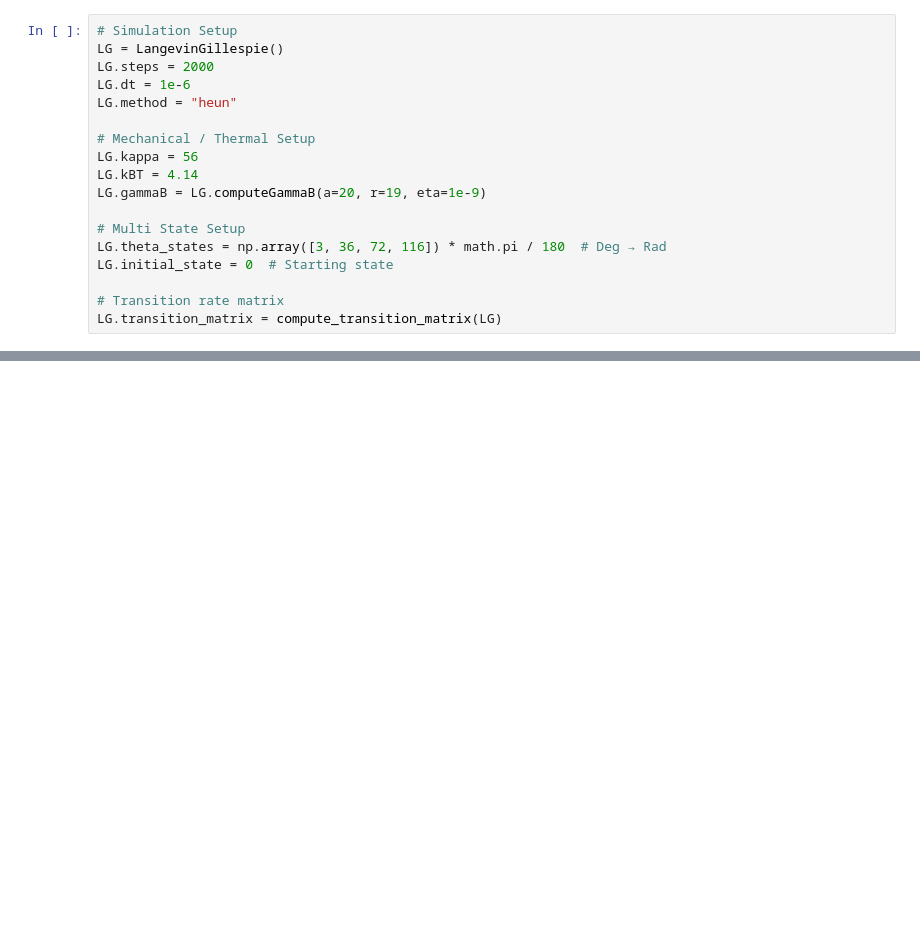
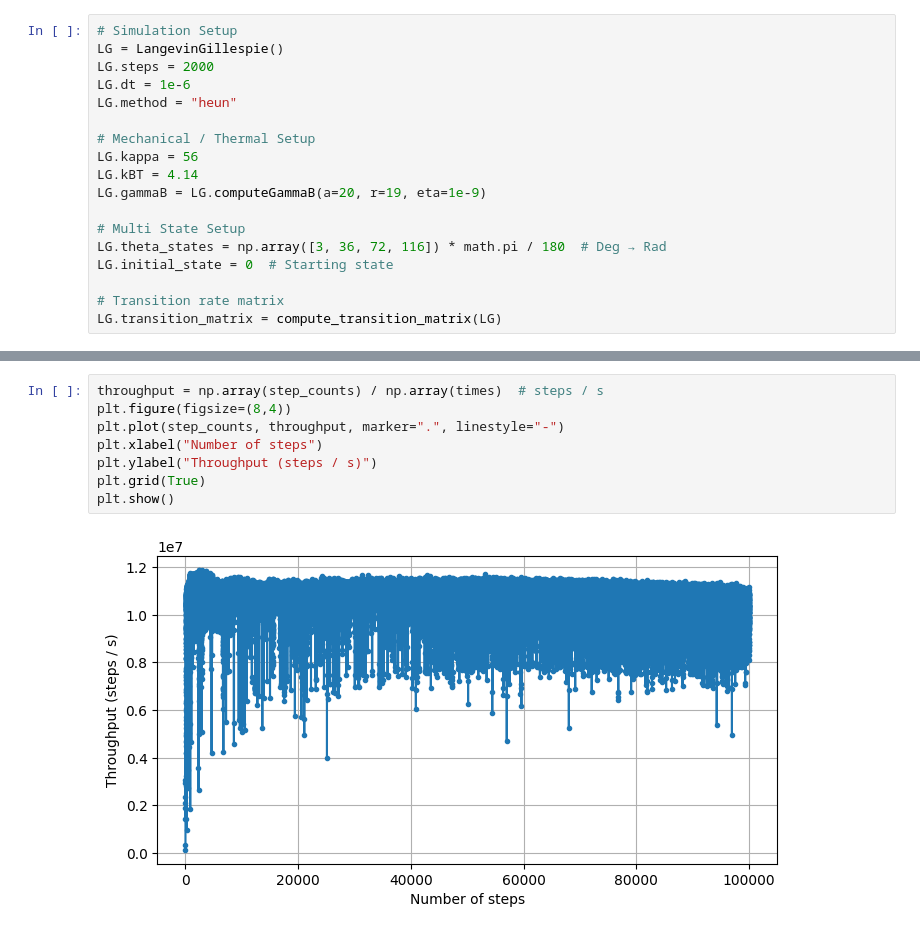
Before and after one commit to RobertAFenn/F1-ATPase-simulation, a Jupyter notebook: src/analysis/time_analysis.ipynb, the cells around one changed output, grey strips where cells are left out. Cells and saved outputs as stored; diff of their text form; blank space fills up the shorter version.

```diff
--- a/src/analysis/time_analysis.ipynb
+++ b/src/analysis/time_analysis.ipynb
@@ -65,0 +151,10 @@ Step range: 500 to 10000 steps
+# %%
+throughput = np.array(step_counts) / np.array(times)  # steps / s
+plt.figure(figsize=(8,4))
+plt.plot(step_counts, throughput, marker=".", linestyle="-")
+plt.xlabel("Number of steps")
+plt.ylabel("Throughput (steps / s)")
+plt.grid(True)
+plt.show()
+# %% [output]
+[figure, added]
```
Also changed, not shown: parts of 12 cells of this notebook, 9 other files.
